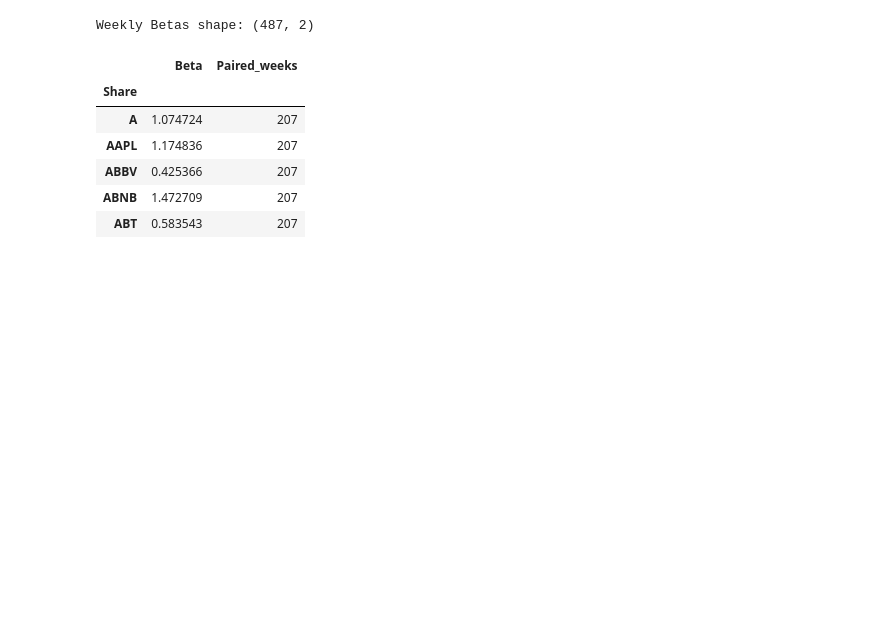
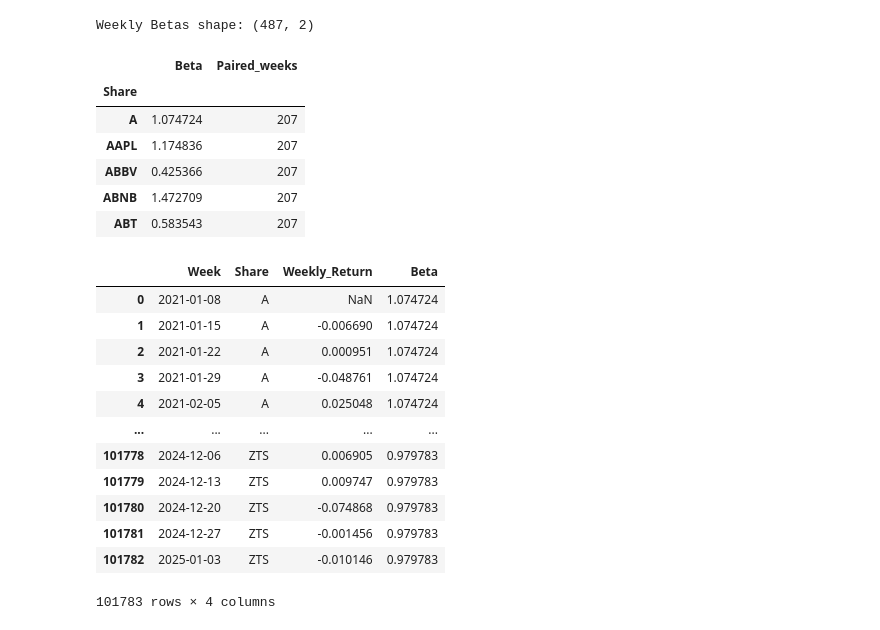
Before and after one commit to Govindu-Sathruwan/CRM-CM-CW1, a Jupyter notebook: CRM_&_CM_CW1.ipynb, the cells around one changed output. Saved outputs shown, nothing was run; the diff lists cells and outputs as text; code cells hidden in the pictures; blank space fills up the shorter version.

Commit message:
Combine and clean weekly returns and weekly beta

```diff
--- a/CRM_&_CM_CW1.ipynb
+++ b/CRM_&_CM_CW1.ipynb
@@ -339,3 +339,34 @@ Weekly Betas shape: (487, 2)
 | ABBV | 0.425366 | 207 |
 | ABNB | 1.472709 | 207 |
 | ABT | 0.583543 | 207 |
+# %%
+# Combine into one DataFrame
+combined_df = (
+    stock_weekly_returns
+    .rename_axis(index="Week", columns="Share")
+    .reset_index()
+    .melt(
+        id_vars="Week",
+        var_name="Share",
+        value_name="Weekly_Return"
+    )
+    .join(weekly_betas_df[["Beta"]], on="Share")
+    .sort_values(["Share", "Week"])
+    .reset_index(drop=True)
+)
+
+combined_df
+# %% [output]
+|  | Week | Share | Weekly_Return | Beta |
+| 0 | 2021-01-08 | A | NaN | 1.074724 |
+| 1 | 2021-01-15 | A | -0.006690 | 1.074724 |
+| 2 | 2021-01-22 | A | 0.000951 | 1.074724 |
+| 3 | 2021-01-29 | A | -0.048761 | 1.074724 |
+| 4 | 2021-02-05 | A | 0.025048 | 1.074724 |
+| ... | ... | ... | ... | ... |
+| 101778 | 2024-12-06 | ZTS | 0.006905 | 0.979783 |
+| 101779 | 2024-12-13 | ZTS | 0.009747 | 0.979783 |
+| 101780 | 2024-12-20 | ZTS | -0.074868 | 0.979783 |
+| 101781 | 2024-12-27 | ZTS | -0.001456 | 0.979783 |
+| 101782 | 2025-01-03 | ZTS | -0.010146 | 0.979783 |
+101783 rows × 4 columns
```
Also changed, not shown: parts of 2 cells of this notebook.
